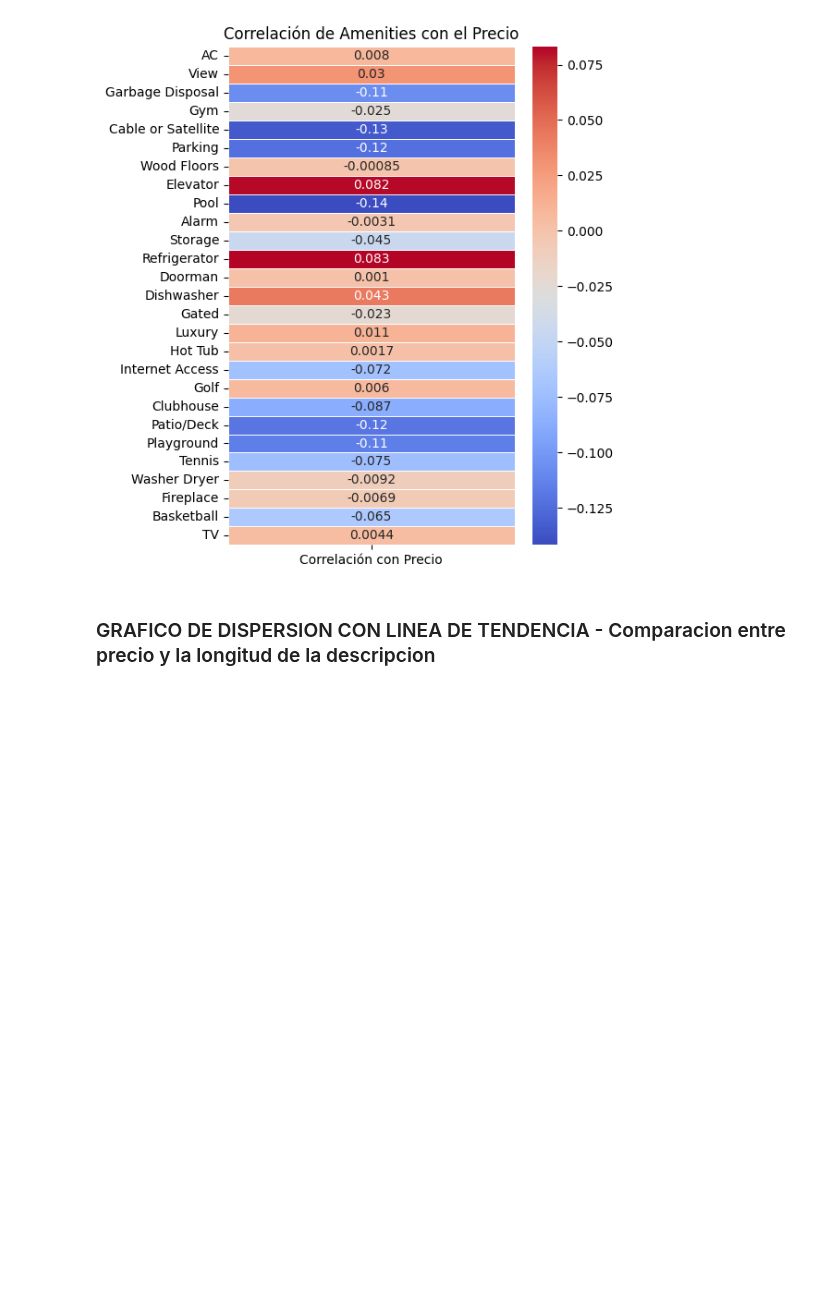
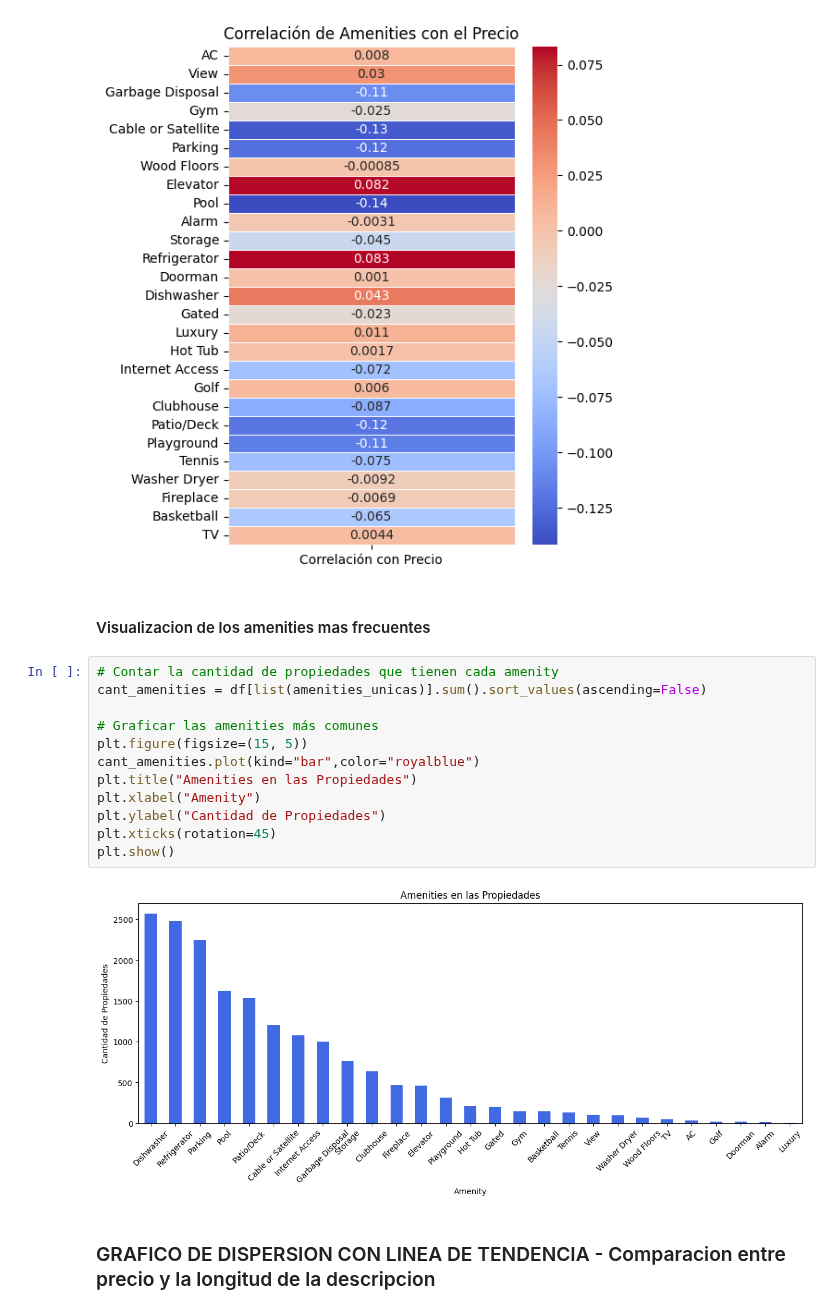
Before and after one commit to andresjulianbolivar/Proyecto1, a Jupyter notebook: Tarea 2 y 3/Preparacion_Datos.ipynb, the cells around one changed output. Saved outputs shown, nothing was run; the diff lists cells and outputs as text; blank space fills up the shorter version.

Commit message:
visualizacion de los amenities mas frecuentes en los inmuebles

```diff
--- a/Tarea 2 y 3/Preparacion_Datos.ipynb
+++ b/Tarea 2 y 3/Preparacion_Datos.ipynb
@@ -229,6 +229,22 @@ plt.title("Correlación de Amenities con el Precio")
 plt.show()
 # %% [output]
 [figure]
+# %% [markdown]
+#### Visualizacion de los amenities mas frecuentes
+# %%
+# Contar la cantidad de propiedades que tienen cada amenity
+cant_amenities = df[list(amenities_unicas)].sum().sort_values(ascending=False)
+
+# Graficar las amenities más comunes
+plt.figure(figsize=(15, 5))
+cant_amenities.plot(kind="bar",color="royalblue")
+plt.title("Amenities en las Propiedades")
+plt.xlabel("Amenity")
+plt.ylabel("Cantidad de Propiedades")
+plt.xticks(rotation=45)
+plt.show()
+# %% [output]
+[figure, added]
 # %% [markdown]
 ### GRAFICO DE DISPERSION CON LINEA DE TENDENCIA - Comparacion entre precio y la longitud de la descripcion
 # %%
```
